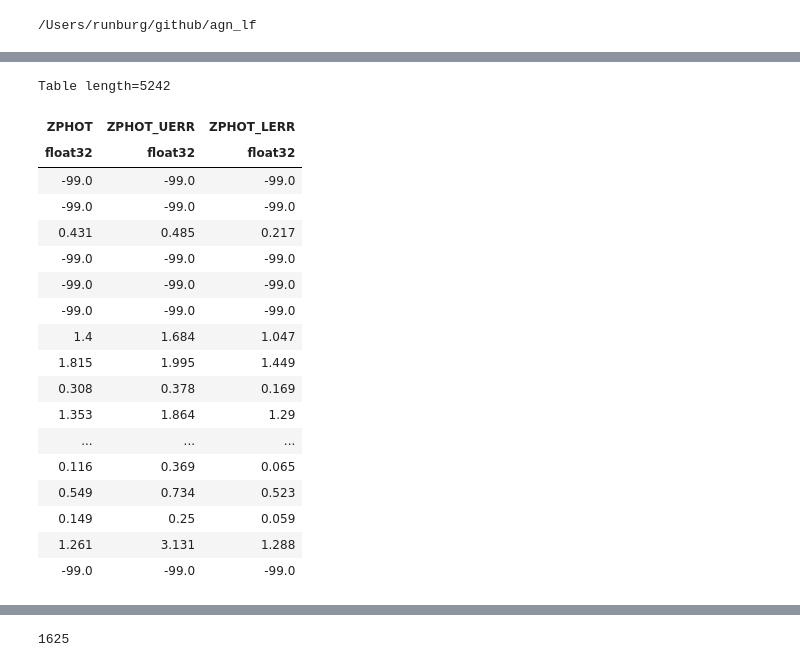
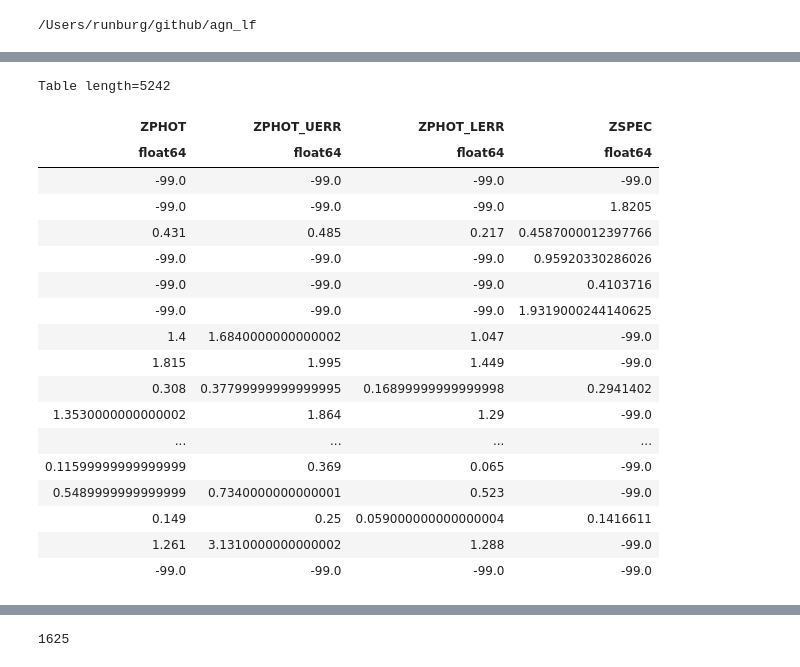
Before and after one commit to runburg/agn_lf, a Jupyter notebook: notebooks/xservs_lf.ipynb, the cells around one changed output, grey strips where cells are left out. Saved outputs shown, nothing was run; the diff lists cells and outputs as text; code cells hidden in the pictures.

```diff
--- a/notebooks/xservs_lf.ipynb
+++ b/notebooks/xservs_lf.ipynb
@@ -19,24 +28,24 @@ xservs_catalog = table.Table.read('./data/tableA.v01.fits')
 # %%
 # xservs_catalog.columns[109]
 # str(xservs_catalog['CLASS'][10])[1]
-xservs_catalog['ZPHOT', 'ZPHOT_UERR', 'ZPHOT_LERR']
+xservs_catalog['ZPHOT', 'ZPHOT_UERR', 'ZPHOT_LERR', 'ZSPEC']
 # %% [output]
 Table length=5242
-| ZPHOT | ZPHOT_UERR | ZPHOT_LERR |
-| float32 | float32 | float32 |
-| -99.0 | -99.0 | -99.0 |
-| -99.0 | -99.0 | -99.0 |
-| 0.431 | 0.485 | 0.217 |
-| -99.0 | -99.0 | -99.0 |
-| -99.0 | -99.0 | -99.0 |
-| -99.0 | -99.0 | -99.0 |
-| 1.4 | 1.684 | 1.047 |
-| 1.815 | 1.995 | 1.449 |
-| 0.308 | 0.378 | 0.169 |
-| 1.353 | 1.864 | 1.29 |
-| ... | ... | ... |
-| 0.116 | 0.369 | 0.065 |
-| 0.549 | 0.734 | 0.523 |
-| 0.149 | 0.25 | 0.059 |
-| 1.261 | 3.131 | 1.288 |
-| -99.0 | -99.0 | -99.0 |
+| ZPHOT | ZPHOT_UERR | ZPHOT_LERR | ZSPEC |
+| float64 | float64 | float64 | float64 |
+| -99.0 | -99.0 | -99.0 | -99.0 |
+| -99.0 | -99.0 | -99.0 | 1.8205 |
+| 0.431 | 0.485 | 0.217 | 0.4587000012397766 |
+| -99.0 | -99.0 | -99.0 | 0.95920330286026 |
+| -99.0 | -99.0 | -99.0 | 0.4103716 |
+| -99.0 | -99.0 | -99.0 | 1.9319000244140625 |
+| 1.4 | 1.6840000000000002 | 1.047 | -99.0 |
+| 1.815 | 1.995 | 1.449 | -99.0 |
+| 0.308 | 0.37799999999999995 | 0.16899999999999998 | 0.2941402 |
+| 1.3530000000000002 | 1.864 | 1.29 | -99.0 |
+| ... | ... | ... | ... |
+| 0.11599999999999999 | 0.369 | 0.065 | -99.0 |
+| 0.5489999999999999 | 0.7340000000000001 | 0.523 | -99.0 |
+| 0.149 | 0.25 | 0.059000000000000004 | 0.1416611 |
+| 1.261 | 3.1310000000000002 | 1.288 | -99.0 |
+| -99.0 | -99.0 | -99.0 | -99.0 |
```
Also changed, not shown: parts of 18 cells of this notebook, 15 other files.
